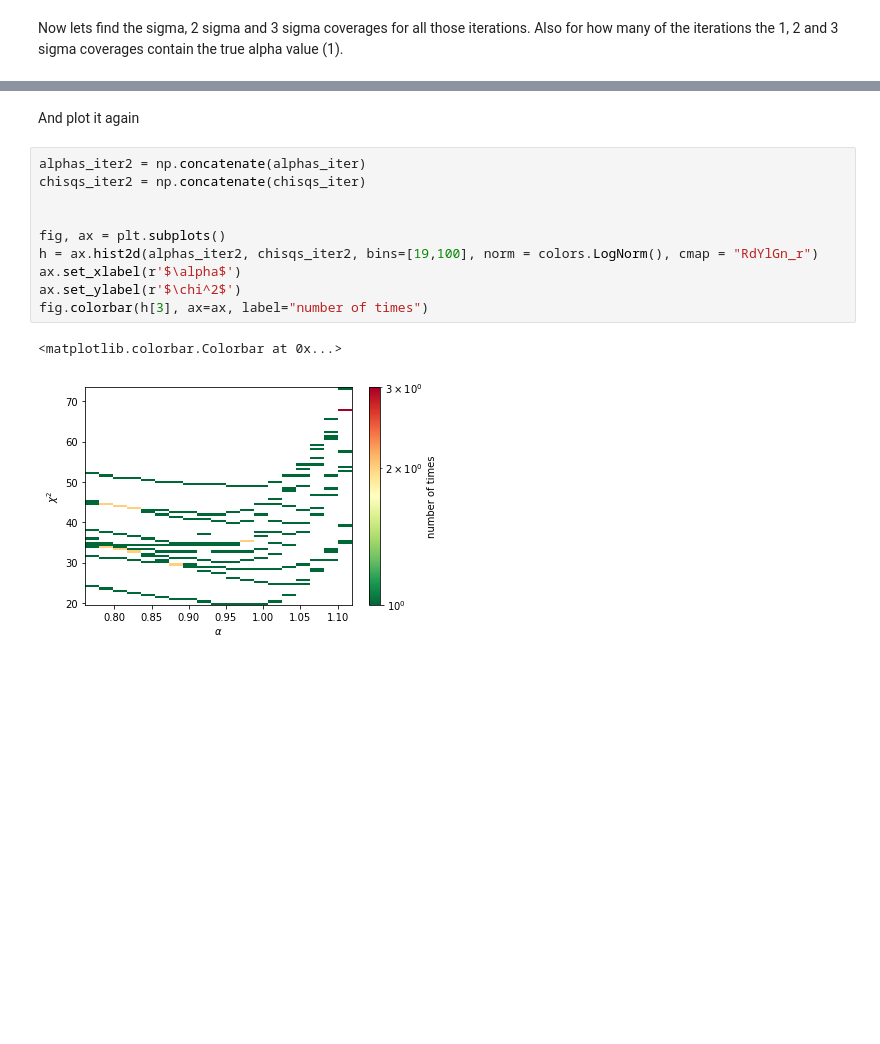
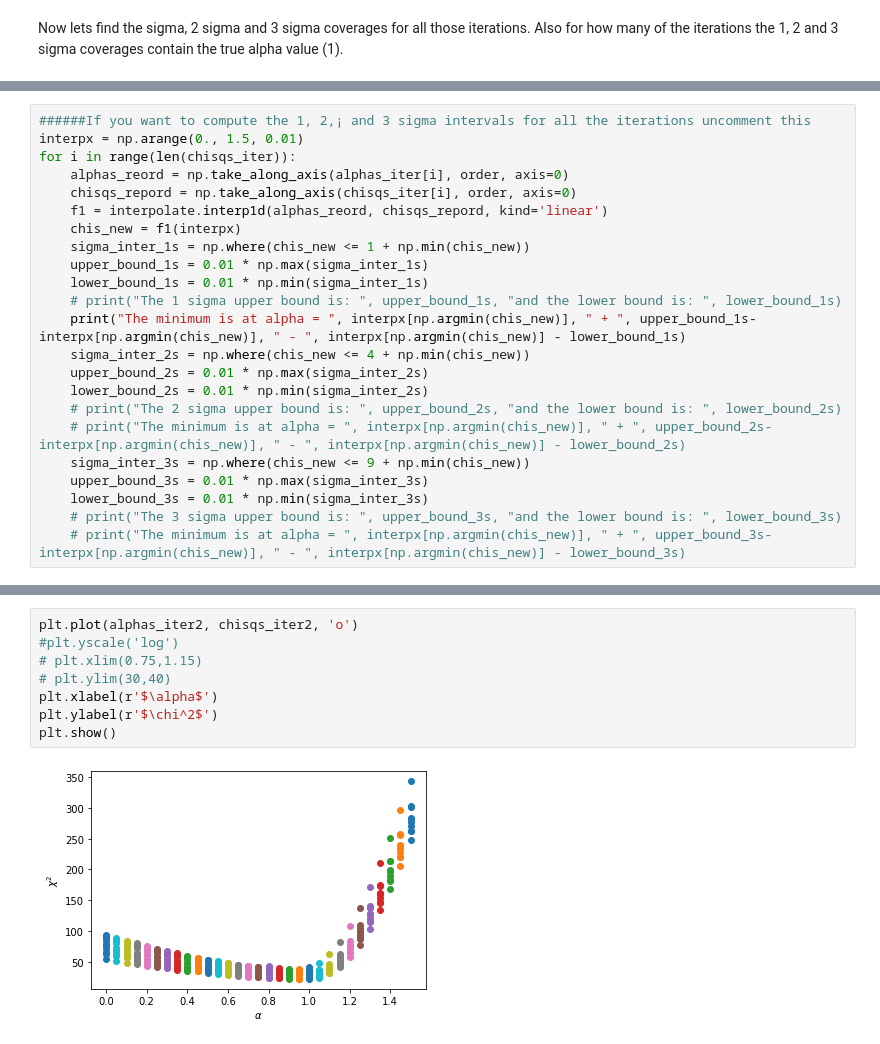
Before and after one commit to R-Grau/EBLpy, a Jupyter notebook: Multiple_Broken_power_law_multiple2.ipynb, the cells around one changed output, grey strips where cells are left out. Saved outputs shown, nothing was run; the diff lists cells and outputs as text; blank space fills up the shorter version.

```diff
--- a/Multiple_Broken_power_law_multiple2.ipynb
+++ b/Multiple_Broken_power_law_multiple2.ipynb
@@ -550,0 +469,23 @@ After that, if needed we can do the same again with more $\alpha$ values between
+# %%
+######If you want to compute the 1, 2,¡ and 3 sigma intervals for all the iterations uncomment this
+interpx = np.arange(0., 1.5, 0.01)
+for i in range(len(chisqs_iter)):
+    alphas_reord = np.take_along_axis(alphas_iter[i], order, axis=0)
+    chisqs_repord = np.take_along_axis(chisqs_iter[i], order, axis=0)
+    f1 = interpolate.interp1d(alphas_reord, chisqs_repord, kind='linear')
+    chis_new = f1(interpx)
+    sigma_inter_1s = np.where(chis_new <= 1 + np.min(chis_new))
+    upper_bound_1s = 0.01 * np.max(sigma_inter_1s)
+    lower_bound_1s = 0.01 * np.min(sigma_inter_1s)
+    # print("The 1 sigma upper bound is: ", upper_bound_1s, "and the lower bound is: ", lower_bound_1s)
+    print("The minimum is at alpha = ", interpx[np.argmin(chis_new)], " + ", upper_bound_1s-interpx[np.argmin(chis_new)], " - ", interpx[np.argmin(chis_new)] - lower_bound_1s)
+    sigma_inter_2s = np.where(chis_new <= 4 + np.min(chis_new))
+    upper_bound_2s = 0.01 * np.max(sigma_inter_2s)
+    lower_bound_2s = 0.01 * np.min(sigma_inter_2s)
+    # print("The 2 sigma upper bound is: ", upper_bound_2s, "and the lower bound is: ", lower_bound_2s)
+    # print("The minimum is at alpha = ", interpx[np.argmin(chis_new)], " + ", upper_bound_2s-interpx[np.argmin(chis_new)], " - ", interpx[np.argmin(chis_new)] - lower_bound_2s)
+    sigma_inter_3s = np.where(chis_new <= 9 + np.min(chis_new))
+    upper_bound_3s = 0.01 * np.max(sigma_inter_3s)
+    lower_bound_3s = 0.01 * np.min(sigma_inter_3s)
+    # print("The 3 sigma upper bound is: ", upper_bound_3s, "and the lower bound is: ", lower_bound_3s)
+    # print("The minimum is at alpha = ", interpx[np.argmin(chis_new)], " + ", upper_bound_3s-interpx[np.argmin(chis_new)], " - ", interpx[np.argmin(chis_new)] - lower_bound_3s)
@@ -662,15 +657,10 @@ alpha =  0.7599999999999998
-# %% [markdown]
-And plot it again
-# %%
-alphas_iter2 = np.concatenate(alphas_iter)
-chisqs_iter2 = np.concatenate(chisqs_iter)
-
-
-fig, ax = plt.subplots()
-h = ax.hist2d(alphas_iter2, chisqs_iter2, bins=[19,100], norm = colors.LogNorm(), cmap = "RdYlGn_r")
-ax.set_xlabel(r'$\alpha$')
-ax.set_ylabel(r'$\chi^2$')
-fig.colorbar(h[3], ax=ax, label="number of times")
-# %% [output]
-<matplotlib.colorbar.Colorbar at 0x...>
-[figure, removed]
+# %%
+plt.plot(alphas_iter2, chisqs_iter2, 'o')
+#plt.yscale('log')
+# plt.xlim(0.75,1.15)
+# plt.ylim(30,40)
+plt.xlabel(r'$\alpha$')
+plt.ylabel(r'$\chi^2$')
+plt.show()
+# %% [output]
+[figure, added]
```
Also changed, not shown: parts of 11 cells of this notebook.
